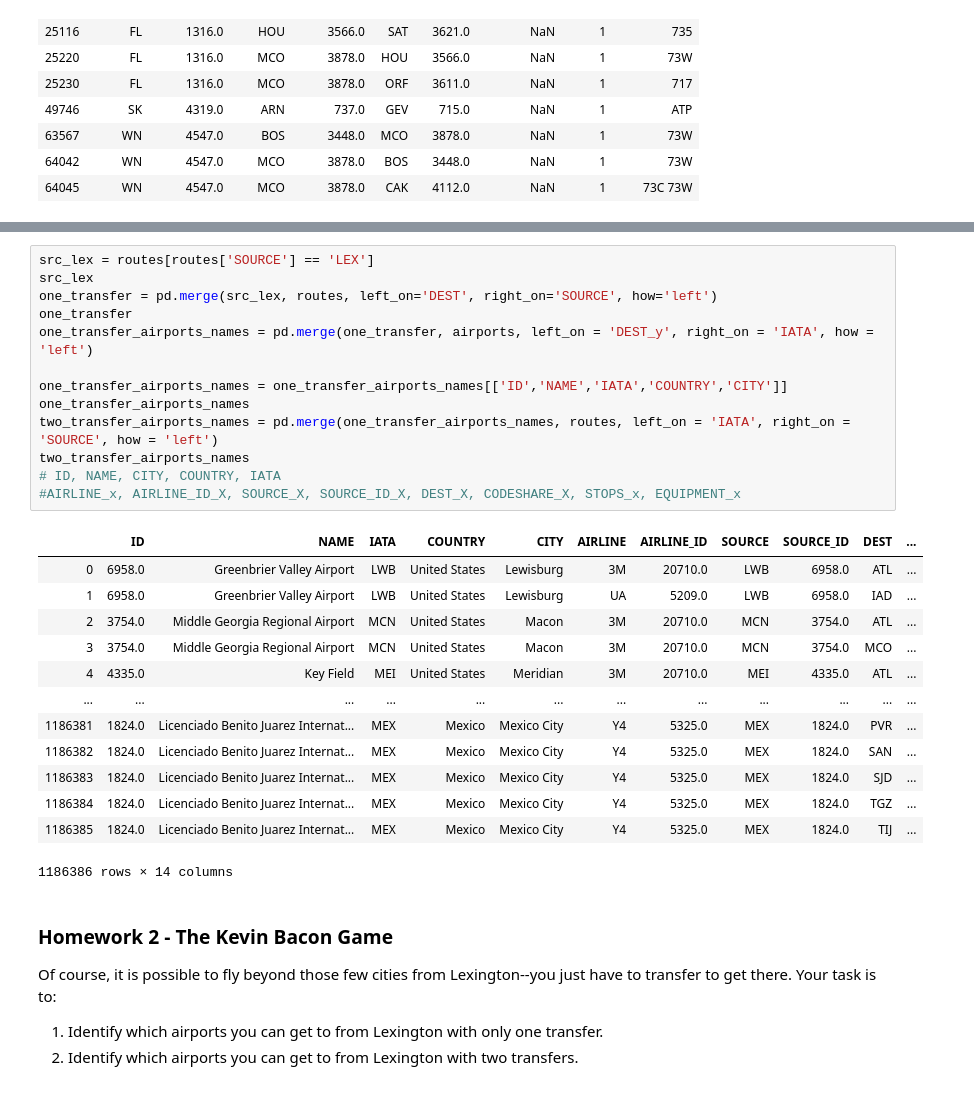
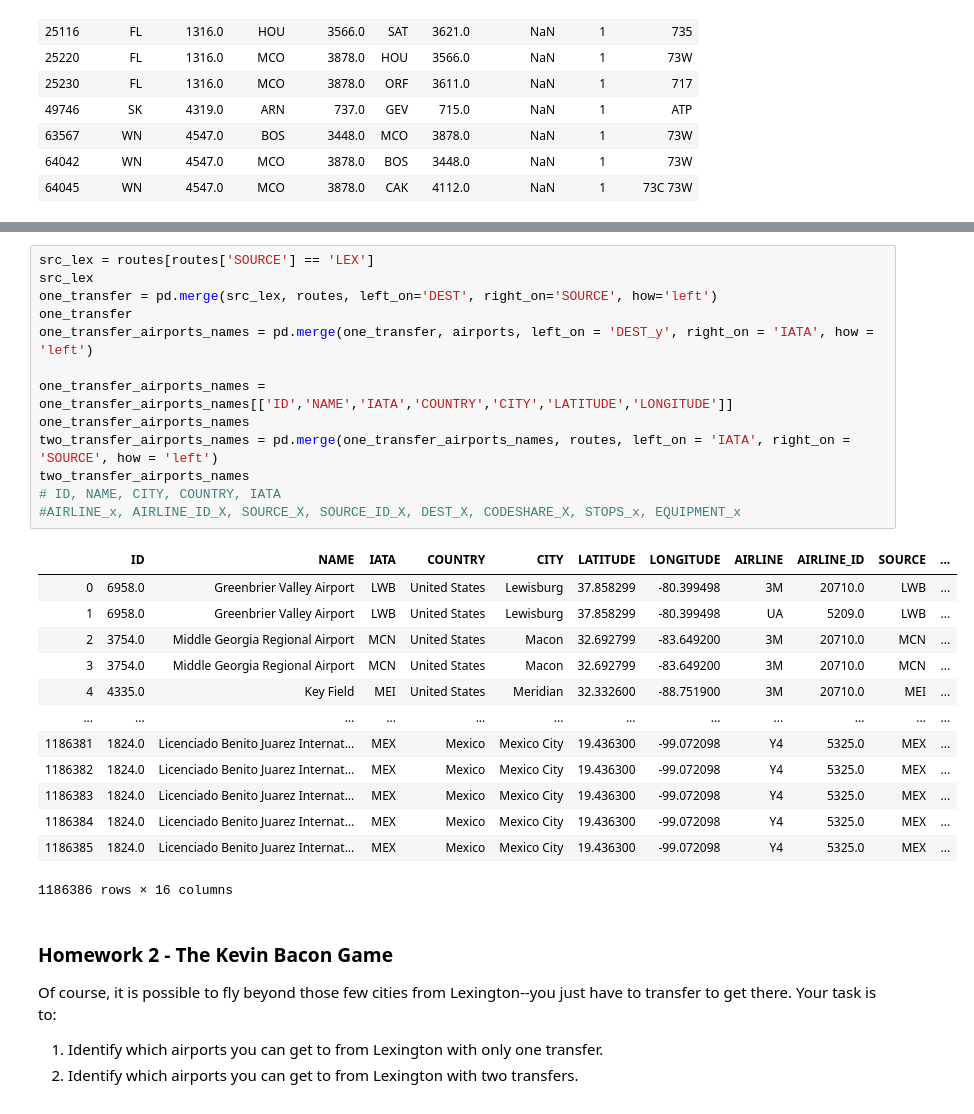
Before and after one commit to abs8090/ce599, a Jupyter notebook: 07-Merging/open-flights-tutorial.ipynb, the cells around one changed output, grey strips where cells are left out. Drawn from its saved outputs; the diff is of its cells as text.

```diff
--- a/07-Merging/open-flights-tutorial.ipynb
+++ b/07-Merging/open-flights-tutorial.ipynb
@@ -523,30 +517,30 @@ one_transfer_airports_names
 # %%
 src_lex = routes[routes['SOURCE'] == 'LEX']
 src_lex
 one_transfer = pd.merge(src_lex, routes, left_on='DEST', right_on='SOURCE', how='left')
 one_transfer
 one_transfer_airports_names = pd.merge(one_transfer, airports, left_on = 'DEST_y', right_on = 'IATA', how = 'left')
 
-one_transfer_airports_names = one_transfer_airports_names[['ID','NAME','IATA','COUNTRY','CITY']]
+one_transfer_airports_names = one_transfer_airports_names[['ID','NAME','IATA','COUNTRY','CITY','LATITUDE','LONGITUDE']]
 one_transfer_airports_names
 two_transfer_airports_names = pd.merge(one_transfer_airports_names, routes, left_on = 'IATA', right_on = 'SOURCE', how = 'left')
 two_transfer_airports_names
 # ID, NAME, CITY, COUNTRY, IATA
 #AIRLINE_x, AIRLINE_ID_X, SOURCE_X, SOURCE_ID_X, DEST_X, CODESHARE_X, STOPS_x, EQUIPMENT_x
 # %% [output]
-|  | ID | NAME | IATA | COUNTRY | CITY | AIRLINE | AIRLINE_ID | SOURCE | SOURCE_ID | DEST | ... |
-| 0 | 6958.0 | Greenbrier Valley Airport | LWB | United States | Lewisburg | 3M | 20710.0 | LWB | 6958.0 | ATL | ... |
-| 1 | 6958.0 | Greenbrier Valley Airport | LWB | United States | Lewisburg | UA | 5209.0 | LWB | 6958.0 | IAD | ... |
-| 2 | 3754.0 | Middle Georgia Regional Airport | MCN | United States | Macon | 3M | 20710.0 | MCN | 3754.0 | ATL | ... |
-| 3 | 3754.0 | Middle Georgia Regional Airport | MCN | United States | Macon | 3M | 20710.0 | MCN | 3754.0 | MCO | ... |
-| 4 | 4335.0 | Key Field | MEI | United States | Meridian | 3M | 20710.0 | MEI | 4335.0 | ATL | ... |
+|  | ID | NAME | IATA | COUNTRY | CITY | LATITUDE | LONGITUDE | AIRLINE | AIRLINE_ID | SOURCE | ... |
+| 0 | 6958.0 | Greenbrier Valley Airport | LWB | United States | Lewisburg | 37.858299 | -80.399498 | 3M | 20710.0 | LWB | ... |
+| 1 | 6958.0 | Greenbrier Valley Airport | LWB | United States | Lewisburg | 37.858299 | -80.399498 | UA | 5209.0 | LWB | ... |
+| 2 | 3754.0 | Middle Georgia Regional Airport | MCN | United States | Macon | 32.692799 | -83.649200 | 3M | 20710.0 | MCN | ... |
+| 3 | 3754.0 | Middle Georgia Regional Airport | MCN | United States | Macon | 32.692799 | -83.649200 | 3M | 20710.0 | MCN | ... |
+| 4 | 4335.0 | Key Field | MEI | United States | Meridian | 32.332600 | -88.751900 | 3M | 20710.0 | MEI | ... |
 | ... | ... | ... | ... | ... | ... | ... | ... | ... | ... | ... | ... |
-| 1186381 | 1824.0 | Licenciado Benito Juarez Internat... | MEX | Mexico | Mexico City | Y4 | 5325.0 | MEX | 1824.0 | PVR | ... |
-| 1186382 | 1824.0 | Licenciado Benito Juarez Internat... | MEX | Mexico | Mexico City | Y4 | 5325.0 | MEX | 1824.0 | SAN | ... |
-| 1186383 | 1824.0 | Licenciado Benito Juarez Internat... | MEX | Mexico | Mexico City | Y4 | 5325.0 | MEX | 1824.0 | SJD | ... |
-| 1186384 | 1824.0 | Licenciado Benito Juarez Internat... | MEX | Mexico | Mexico City | Y4 | 5325.0 | MEX | 1824.0 | TGZ | ... |
-| 1186385 | 1824.0 | Licenciado Benito Juarez Internat... | MEX | Mexico | Mexico City | Y4 | 5325.0 | MEX | 1824.0 | TIJ | ... |
+| 1186381 | 1824.0 | Licenciado Benito Juarez Internat... | MEX | Mexico | Mexico City | 19.436300 | -99.072098 | Y4 | 5325.0 | MEX | ... |
+| 1186382 | 1824.0 | Licenciado Benito Juarez Internat... | MEX | Mexico | Mexico City | 19.436300 | -99.072098 | Y4 | 5325.0 | MEX | ... |
+| 1186383 | 1824.0 | Licenciado Benito Juarez Internat... | MEX | Mexico | Mexico City | 19.436300 | -99.072098 | Y4 | 5325.0 | MEX | ... |
+| 1186384 | 1824.0 | Licenciado Benito Juarez Internat... | MEX | Mexico | Mexico City | 19.436300 | -99.072098 | Y4 | 5325.0 | MEX | ... |
+| 1186385 | 1824.0 | Licenciado Benito Juarez Internat... | MEX | Mexico | Mexico City | 19.436300 | -99.072098 | Y4 | 5325.0 | MEX | ... |
-1186386 rows × 14 columns
+1186386 rows × 16 columns
 # %% [markdown]
 ### Homework 2 - The Kevin Bacon Game
 
```
Also changed, not shown: parts of 1 cell of this notebook, 4 other files.
